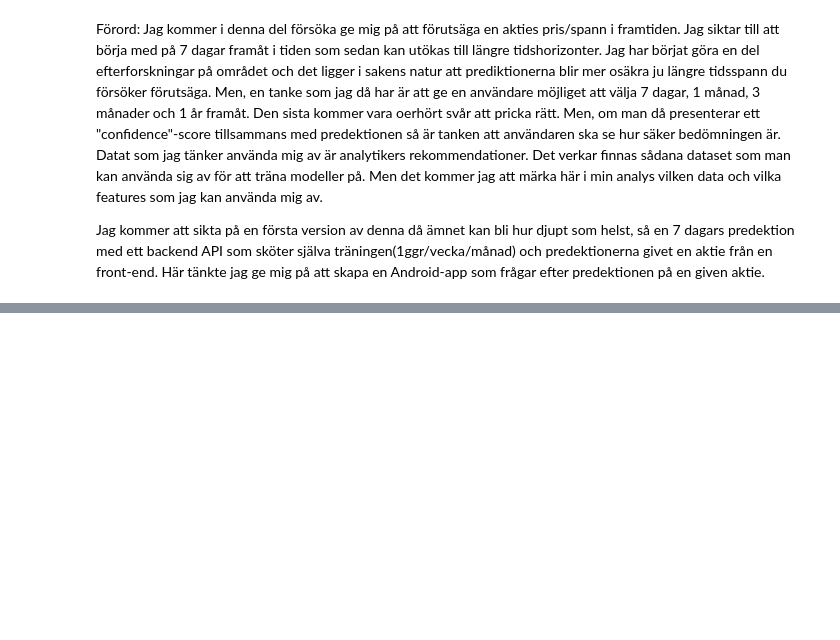
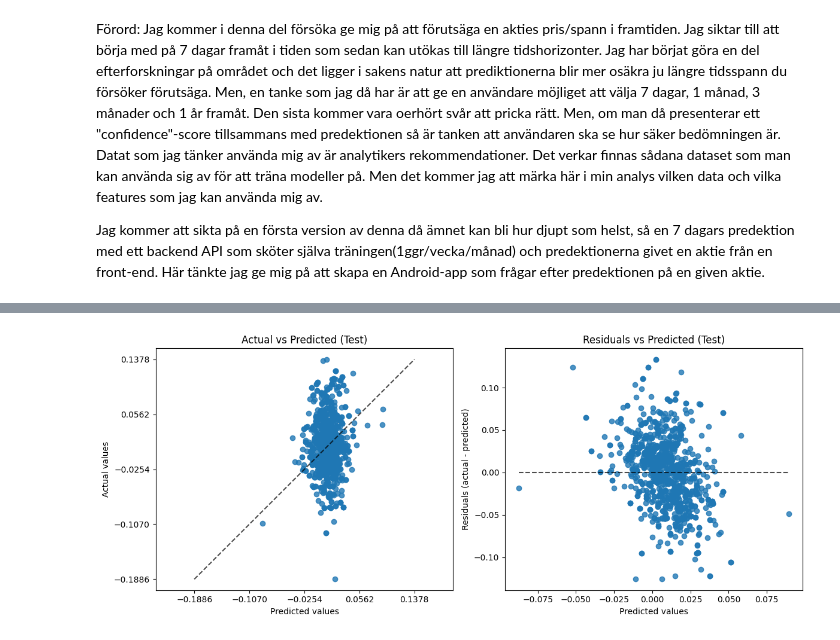
Before and after one commit to pejohans/python_and_ai, a Jupyter notebook: kunskapskontroll_ai_kurs_2/del_2/analys.ipynb, the cells around one changed output, grey strips where cells are left out. Cells and saved outputs as stored; diff of their text form; code cells hidden in the pictures; blank space fills up the shorter version.

```diff
--- a/kunskapskontroll_ai_kurs_2/del_2/analys.ipynb
+++ b/kunskapskontroll_ai_kurs_2/del_2/analys.ipynb
@@ -18,0 +575,26 @@ print(tickers)
+# %%
+# Prediction error plots using sklearn's PredictionErrorDisplay
+
+import numpy as np
+import matplotlib.pyplot as plt
+from sklearn.metrics import PredictionErrorDisplay
+
+y_true = np.asarray(y_test).ravel() #Flaten to 1D array
+y_pred = np.asarray(y_pred_test).ravel() #Flaten to 1D array
+
+fig, ax = plt.subplots(1, 2, figsize=(12, 5))
+
+PredictionErrorDisplay.from_predictions(
+    y_true=y_true, y_pred=y_pred, kind="actual_vs_predicted", ax=ax[0]
+)
+ax[0].set_title("Actual vs Predicted (Test)")
+
+PredictionErrorDisplay.from_predictions(
+    y_true=y_true, y_pred=y_pred, kind="residual_vs_predicted", ax=ax[1]
+)
+ax[1].set_title("Residuals vs Predicted (Test)")
+
+plt.tight_layout()
+plt.show()
+# %% [output]
+[figure, added]
```
Also changed, not shown: parts of 26 cells of this notebook, 2 other files.
